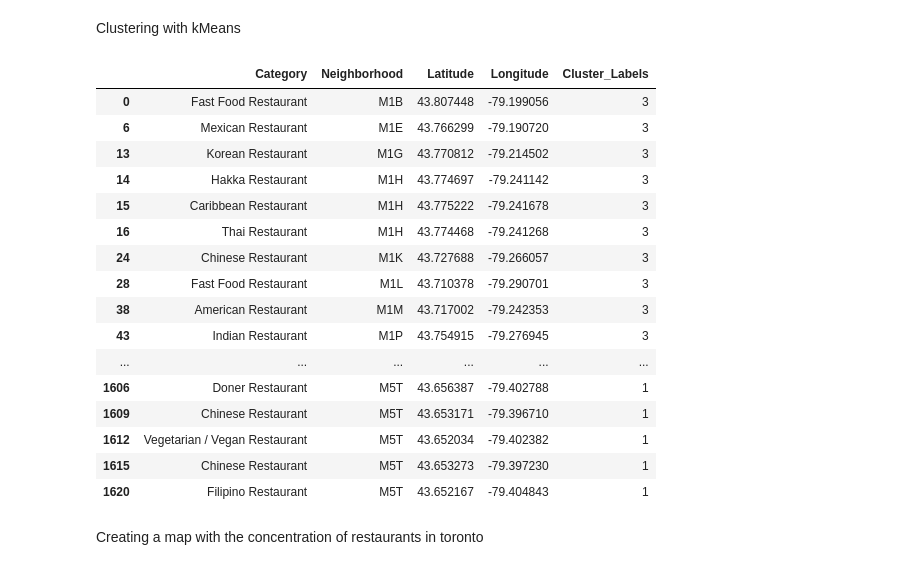
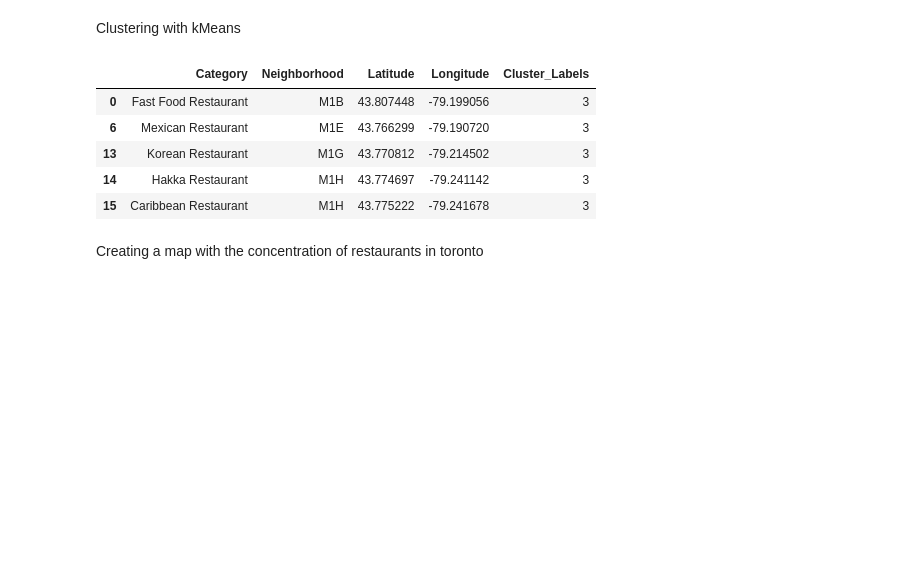
Before and after one commit to GGiro7/Coursera_Capstone, a Jupyter notebook: Neighborhoods in Toronto p3.ipynb, the cells around one changed output. Cells and saved outputs as stored; diff of their text form; code cells hidden in the pictures; blank space fills up the shorter version.

```diff
--- a/Neighborhoods in Toronto p3.ipynb
+++ b/Neighborhoods in Toronto p3.ipynb
@@ -224,34 +213,23 @@ Clustering with kMeans
 # %%
 # Set number of clusters
 kclusters = 5
 #toronto_grouped_clustering = df_categories.drop('Neighborhood', 1)
 toronto_grouped_clustering = df_categories.drop(['Category','Neighborhood'], 1)
 
 # Run k-means clustering
 kmeans = KMeans(n_clusters=kclusters, random_state=0).fit(toronto_grouped_clustering)
 
 # check cluster labels generated for each row in the dataframe
 categories_merged = df_categories.copy()
 categories_merged['Cluster_Labels'] = kmeans.labels_
-categories_merged
+categories_merged.head()
 # %% [output]
 |  | Category | Neighborhood | Latitude | Longitude | Cluster_Labels |
 | 0 | Fast Food Restaurant | M1B | 43.807448 | -79.199056 | 3 |
 | 6 | Mexican Restaurant | M1E | 43.766299 | -79.190720 | 3 |
 | 13 | Korean Restaurant | M1G | 43.770812 | -79.214502 | 3 |
 | 14 | Hakka Restaurant | M1H | 43.774697 | -79.241142 | 3 |
 | 15 | Caribbean Restaurant | M1H | 43.775222 | -79.241678 | 3 |
-| 16 | Thai Restaurant | M1H | 43.774468 | -79.241268 | 3 |
-| 24 | Chinese Restaurant | M1K | 43.727688 | -79.266057 | 3 |
-| 28 | Fast Food Restaurant | M1L | 43.710378 | -79.290701 | 3 |
-| 38 | American Restaurant | M1M | 43.717002 | -79.242353 | 3 |
-| 43 | Indian Restaurant | M1P | 43.754915 | -79.276945 | 3 |
-| ... | ... | ... | ... | ... | ... |
-| 1606 | Doner Restaurant | M5T | 43.656387 | -79.402788 | 1 |
-| 1609 | Chinese Restaurant | M5T | 43.653171 | -79.396710 | 1 |
-| 1612 | Vegetarian / Vegan Restaurant | M5T | 43.652034 | -79.402382 | 1 |
-| 1615 | Chinese Restaurant | M5T | 43.653273 | -79.397230 | 1 |
-| 1620 | Filipino Restaurant | M5T | 43.652167 | -79.404843 | 1 |
 # %% [markdown]
 Creating a map with the concentration of restaurants in toronto
 # %%
```
Also changed, not shown: parts of 1 cell of this notebook.
